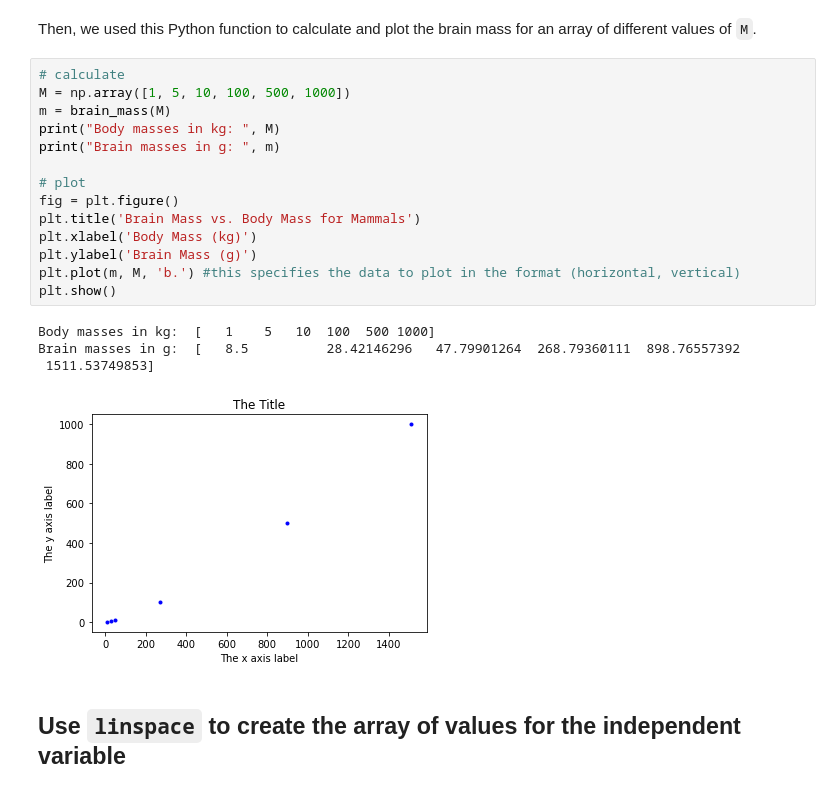
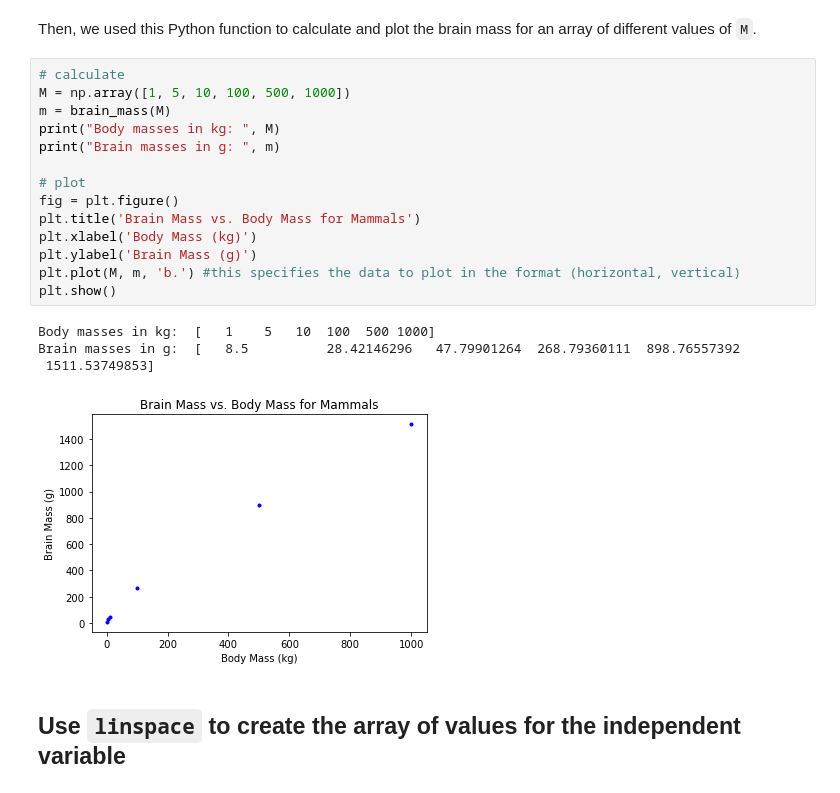
Before and after one commit to atitus/math-modeling-2, a Jupyter notebook: unit-03/03-02-plot-functions/03-02-plot-functions.ipynb, the cells around one changed output. Saved outputs shown, nothing was run; the diff lists cells and outputs as text.

```diff
--- a/unit-03/03-02-plot-functions/03-02-plot-functions.ipynb
+++ b/unit-03/03-02-plot-functions/03-02-plot-functions.ipynb
@@ -36,22 +36,22 @@ Then, we used this Python function to calculate and plot the brain mass for an a
 # %%
 # calculate
 M = np.array([1, 5, 10, 100, 500, 1000])
 m = brain_mass(M)
 print("Body masses in kg: ", M)
 print("Brain masses in g: ", m)
 
 # plot
 fig = plt.figure()
 plt.title('Brain Mass vs. Body Mass for Mammals')
 plt.xlabel('Body Mass (kg)')
 plt.ylabel('Brain Mass (g)')
-plt.plot(m, M, 'b.') #this specifies the data to plot in the format (horizontal, vertical)
+plt.plot(M, m, 'b.') #this specifies the data to plot in the format (horizontal, vertical)
 plt.show()
 # %% [output]
 Body masses in kg:  [   1    5   10  100  500 1000]
 Brain masses in g:  [   8.5          28.42146296   47.79901264  268.79360111  898.76557392
  1511.53749853]
-[figure, old version]
+[figure, new version]
 # %% [markdown]
 ## Use `linspace` to create the array of values for the independent variable
 # %% [markdown]
```
Also changed, not shown: parts of 2 cells of this notebook, 7 other files.
